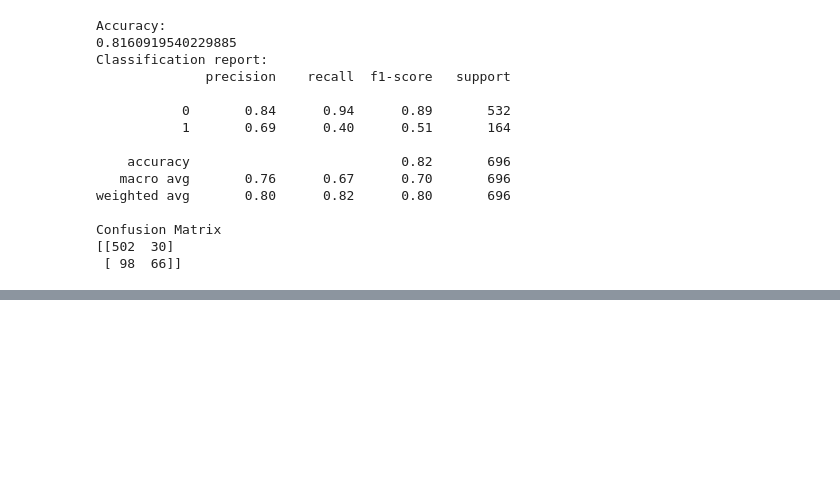
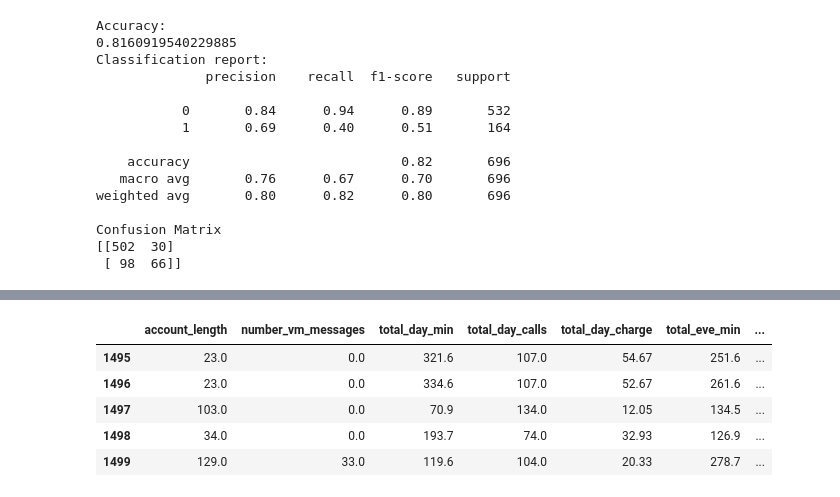
Before and after one commit to ayeshgk-machine-learning/data-science-project, a Jupyter notebook: data-preprocessing-ds-project/ds-challange-model.ipynb, the cells around one changed output, grey strips where cells are left out. Saved outputs shown, nothing was run; the diff lists cells and outputs as text; code cells hidden in the pictures; blank space fills up the shorter version.

```diff
--- a/data-preprocessing-ds-project/ds-challange-model.ipynb
+++ b/data-preprocessing-ds-project/ds-challange-model.ipynb
@@ -350,0 +406,9 @@ Confusion Matrix
+# %%
+df_whole_set.tail()
+# %% [output]
+|  | account_length | number_vm_messages | total_day_min | total_day_calls | total_day_charge | total_eve_min | ... |
+| 1495 | 23.0 | 0.0 | 321.6 | 107.0 | 54.67 | 251.6 | ... |
+| 1496 | 23.0 | 0.0 | 334.6 | 107.0 | 52.67 | 261.6 | ... |
+| 1497 | 103.0 | 0.0 | 70.9 | 134.0 | 12.05 | 134.5 | ... |
+| 1498 | 34.0 | 0.0 | 193.7 | 74.0 | 32.93 | 126.9 | ... |
+| 1499 | 129.0 | 33.0 | 119.6 | 104.0 | 20.33 | 278.7 | ... |
```
Also changed, not shown: parts of 9 cells of this notebook, 8 other files.
